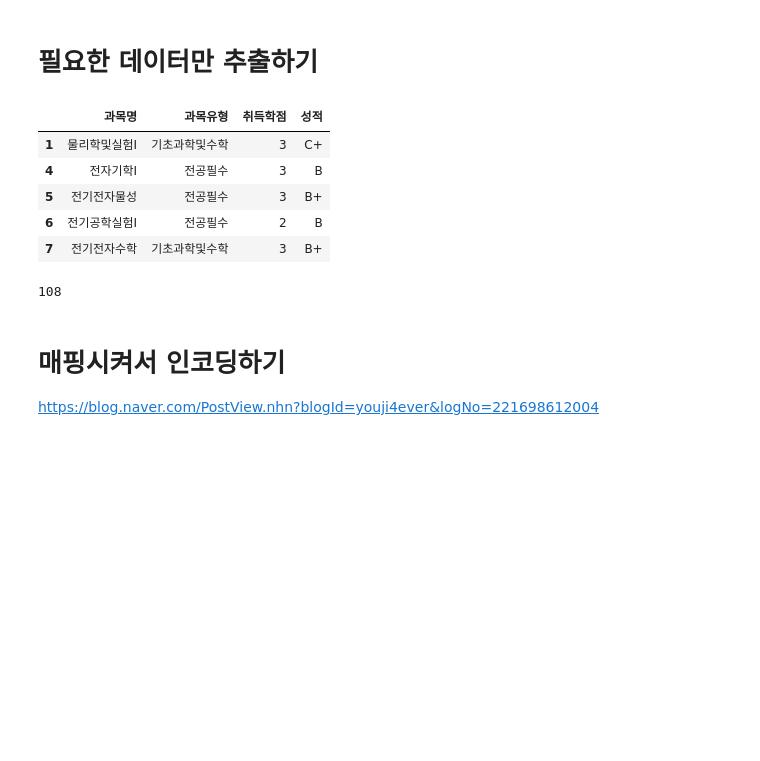
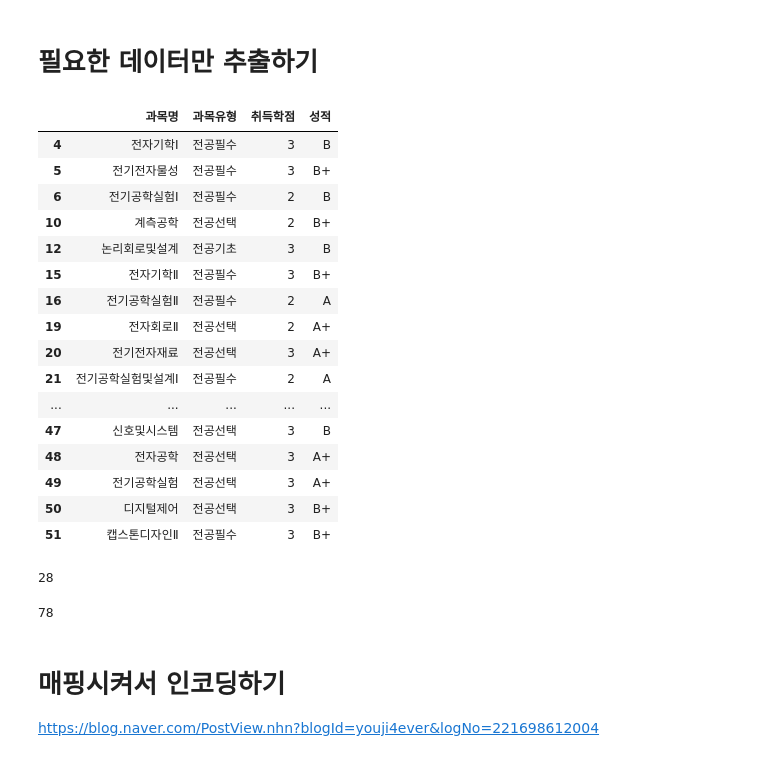
Before and after one commit to gaheehan/python, a Jupyter notebook: 전공_평점구하기.ipynb, the cells around one changed output. Saved outputs shown, nothing was run; the diff lists cells and outputs as text; code cells hidden in the pictures; blank space fills up the shorter version.

```diff
--- a/전공_평점구하기.ipynb
+++ b/전공_평점구하기.ipynb
@@ -25,20 +25,35 @@ df.head(5)
 # %%
 df = df[['과목명','과목유형','취득학점','성적']]
 # %%
-df1 = df[df['과목유형'].str.contains('전공|기초과학')]
+df1 = df[df['과목유형'].str.contains('전공')]
 # %%
-df1.head()
+df1
 # %% [output]
 |  | 과목명 | 과목유형 | 취득학점 | 성적 |
-| 1 | 물리학및실험Ⅰ | 기초과학및수학 | 3 | C+ |
 | 4 | 전자기학Ⅰ | 전공필수 | 3 | B |
 | 5 | 전기전자물성 | 전공필수 | 3 | B+ |
 | 6 | 전기공학실험Ⅰ | 전공필수 | 2 | B |
-| 7 | 전기전자수학 | 기초과학및수학 | 3 | B+ |
+| 10 | 계측공학 | 전공선택 | 2 | B+ |
+| 12 | 논리회로및설계 | 전공기초 | 3 | B |
+| 15 | 전자기학Ⅱ | 전공필수 | 3 | B+ |
+| 16 | 전기공학실험Ⅱ | 전공필수 | 2 | A |
+| 19 | 전자회로Ⅱ | 전공선택 | 2 | A+ |
+| 20 | 전기전자재료 | 전공선택 | 3 | A+ |
+| 21 | 전기공학실험및설계Ⅰ | 전공필수 | 2 | A |
+| ... | ... | ... | ... | ... |
+| 47 | 신호및시스템 | 전공선택 | 3 | B |
+| 48 | 전자공학 | 전공선택 | 3 | A+ |
+| 49 | 전기공학실험 | 전공선택 | 3 | A+ |
+| 50 | 디지털제어 | 전공선택 | 3 | B+ |
+| 51 | 캡스톤디자인Ⅱ | 전공필수 | 3 | B+ |
+# %%
+len(df1)
+# %% [output]
+28
 # %%
 df1['취득학점'].sum()
 # %% [output]
-108
+78
 # %% [markdown]
 # 매핑시켜서 인코딩하기
 https://blog.naver.com/PostView.nhn?blogId=youji4ever&logNo=221698612004
```
Also changed, not shown: parts of 3 cells of this notebook.
